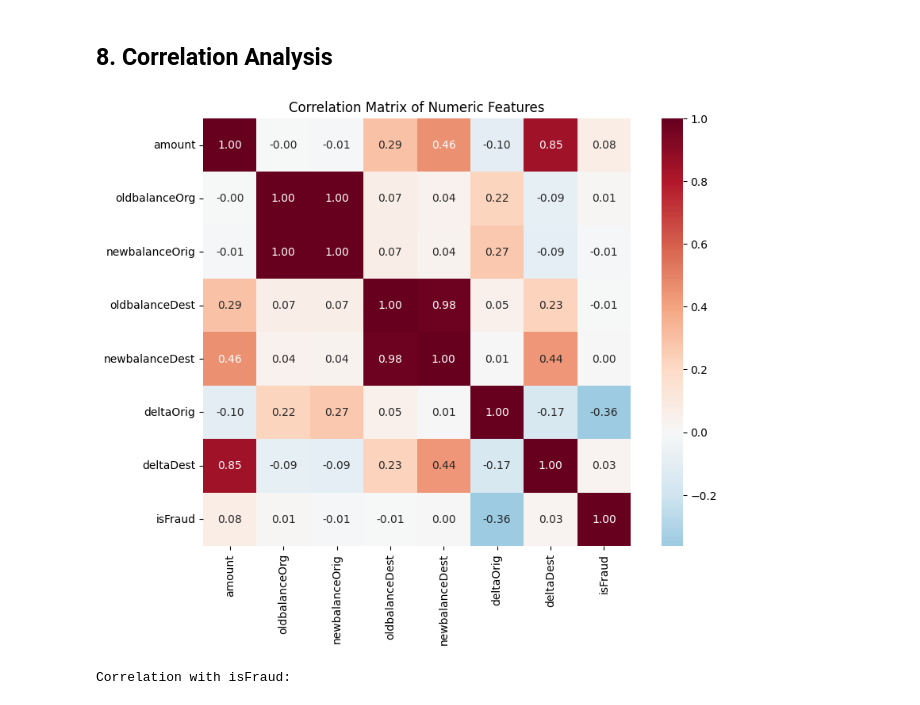
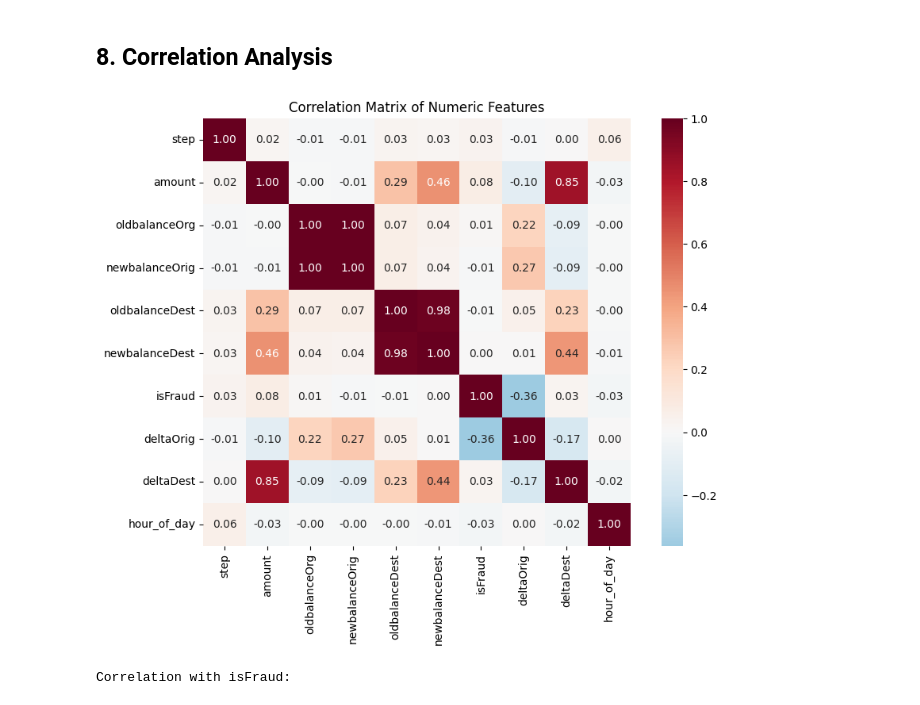
Before and after one commit to Imanbek-Mashrapov/Graph-fraud-detection, a Jupyter notebook: EDA_fraud_paysim.ipynb, the cells around one changed output. Cells and saved outputs as stored; diff of their text form; code cells hidden in the pictures.

```diff
--- a/EDA_fraud_paysim.ipynb
+++ b/EDA_fraud_paysim.ipynb
@@ -328,21 +328,22 @@ plt.show()
 # %% [markdown]
 ## 8. Correlation Analysis
 # %%
+num_cols = df.select_dtypes(include=['number']).columns
 plt.figure(figsize=(10,7))
 
 sns.heatmap(
     df[num_cols].corr(),
     annot=True,
     fmt='.2f',
     cmap='RdBu_r',
     center=0,
     square=True
 )
 
 plt.title('Correlation Matrix of Numeric Features')
 plt.show()
 # %% [output]
-[figure, old version]
+[figure, new version]
 # %%
 print('Correlation with isFraud:')
 
```
Also changed, not shown: parts of 4 cells of this notebook, 13 other files.
